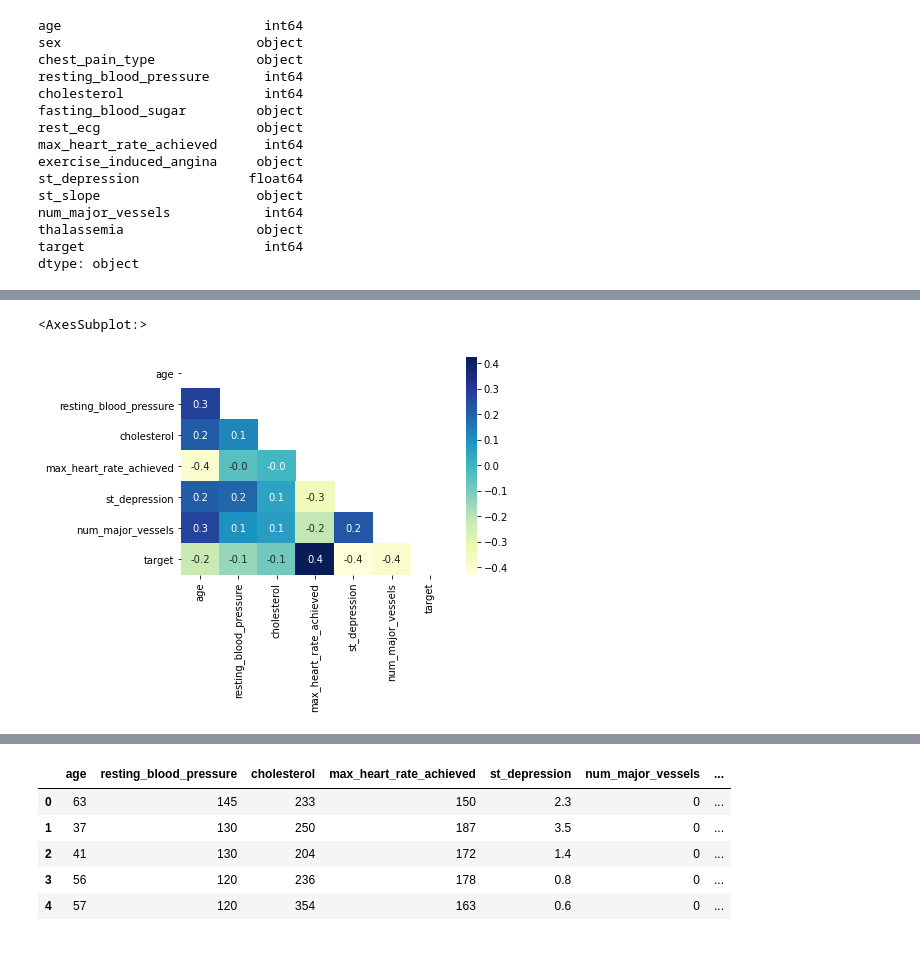
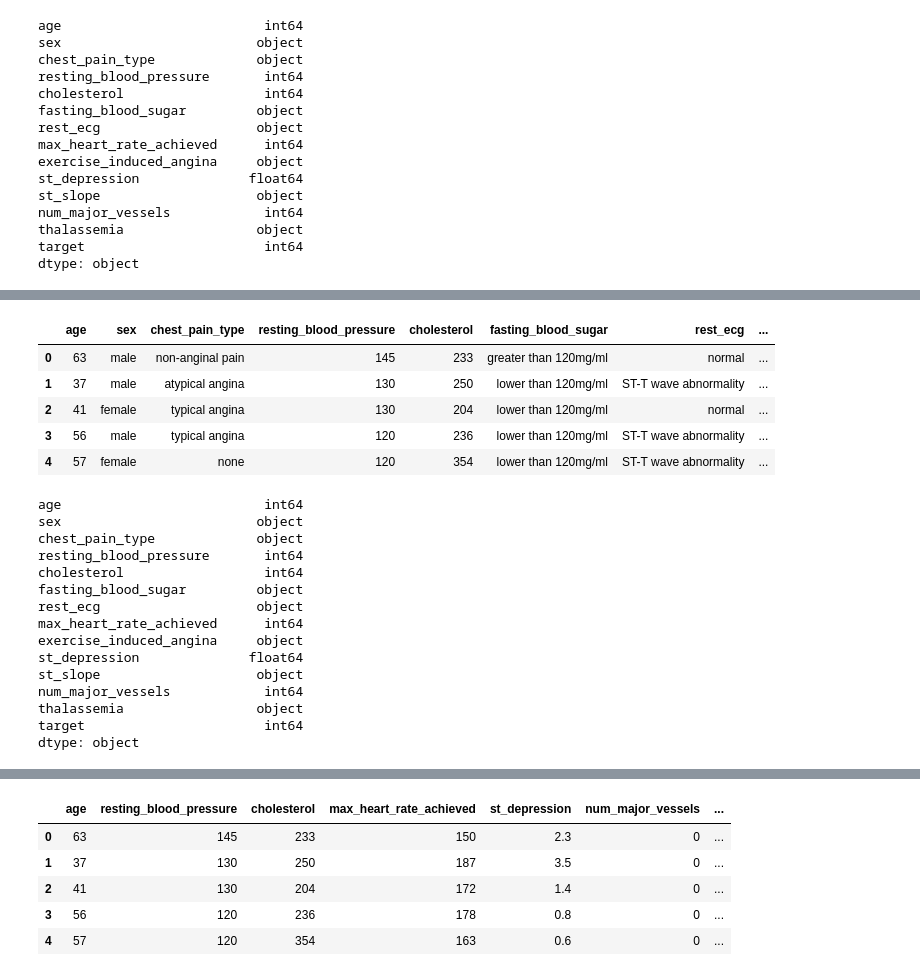
Before and after one commit to nathmart1n/e-commerce-analysis, a Jupyter notebook: main.ipynb, the cells around one changed output, grey strips where cells are left out. Saved outputs shown, nothing was run; the diff lists cells and outputs as text; code cells hidden in the pictures.

```diff
--- a/main.ipynb
+++ b/main.ipynb
@@ -130,7 +131,27 @@ sns.pairplot(heart, diag_kind="hist")
-# %%
-df_corr = heart.corr().transpose()
-mask = np.triu(np.ones_like(df_corr))
-sns.heatmap(df_corr,mask=mask,fmt=".1f",annot=True,cmap='YlGnBu')
-# %% [output]
-<AxesSubplot:>
-[figure, removed]
+# %%
+heart.head()
+# %% [output]
+|  | age | sex | chest_pain_type | resting_blood_pressure | cholesterol | fasting_blood_sugar | rest_ecg | ... |
+| 0 | 63 | male | non-anginal pain | 145 | 233 | greater than 120mg/ml | normal | ... |
+| 1 | 37 | male | atypical angina | 130 | 250 | lower than 120mg/ml | ST-T wave abnormality | ... |
+| 2 | 41 | female | typical angina | 130 | 204 | lower than 120mg/ml | normal | ... |
+| 3 | 56 | male | typical angina | 120 | 236 | lower than 120mg/ml | ST-T wave abnormality | ... |
+| 4 | 57 | female | none | 120 | 354 | lower than 120mg/ml | ST-T wave abnormality | ... |
+# %%
+heart.dtypes
+# %% [output]
+age                          int64
+sex                         object
+chest_pain_type             object
+resting_blood_pressure       int64
+cholesterol                  int64
+fasting_blood_sugar         object
+rest_ecg                    object
+max_heart_rate_achieved      int64
+exercise_induced_angina     object
+st_depression              float64
+st_slope                    object
+num_major_vessels            int64
+thalassemia                 object
+target                       int64
+dtype: object
```
Also changed, not shown: parts of 11 cells of this notebook.
